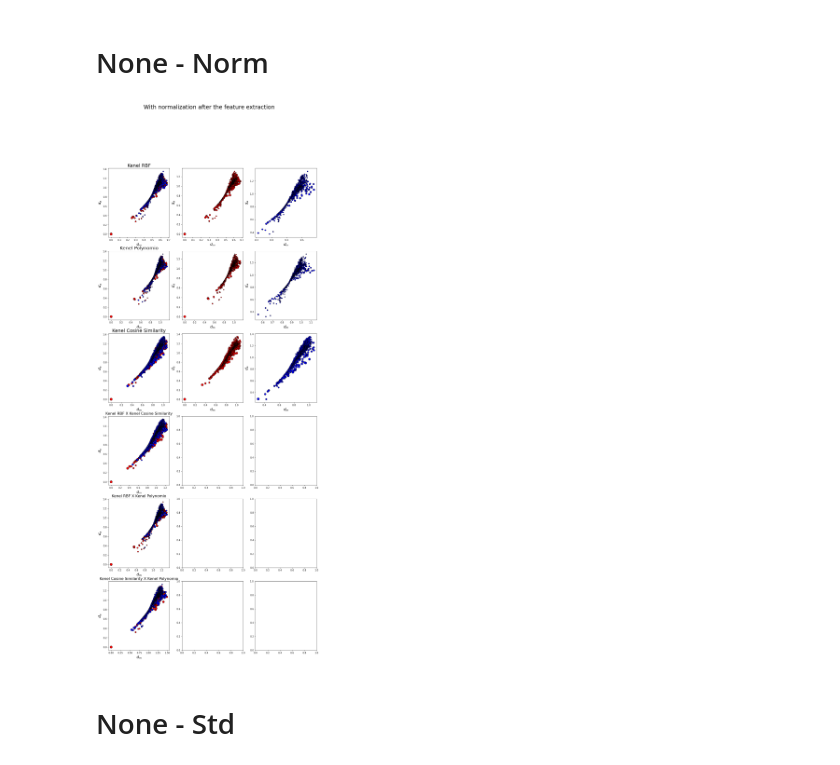
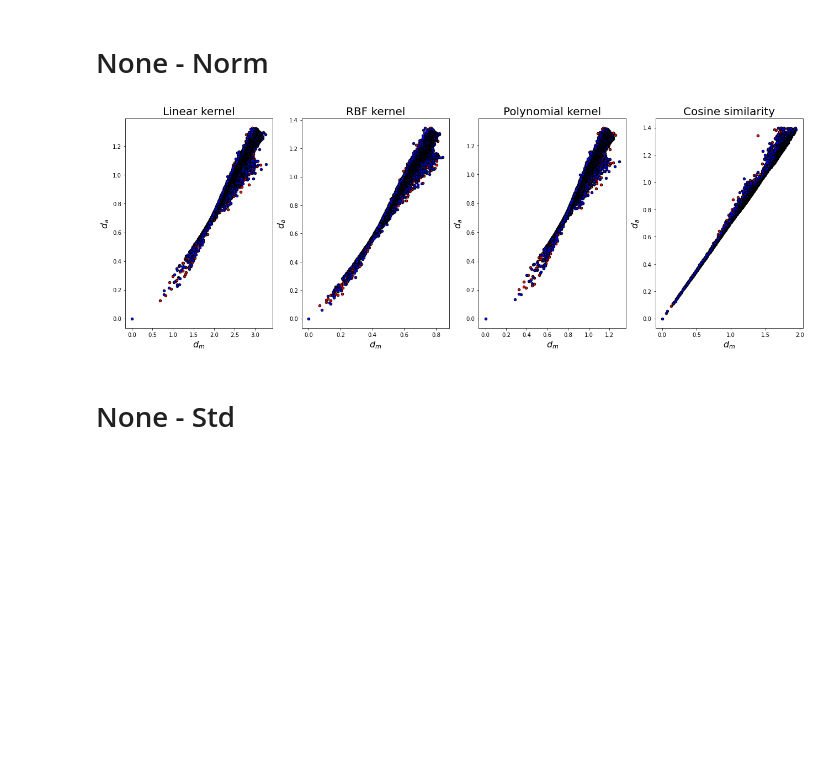
Before and after one commit to eduardopaguiar/Anomaly_Detection, a Jupyter notebook: dimensionality_reduction.ipynb, the cells around one changed output. Saved outputs shown, nothing was run; the diff lists cells and outputs as text; code cells hidden in the pictures; blank space fills up the shorter version.

```diff
--- a/dimensionality_reduction.ipynb
+++ b/dimensionality_reduction.ipynb
@@ -187,8 +187,8 @@ print("     .Signal Loaded...")
 # %%
 # Reducing data samples
 
-background, _ = dm.divide(background, 100, 750)
-signal, _ = dm.divide(signal, 100, 750)
+background, _ = dm.divide(background, 100, 2500)
+signal, _ = dm.divide(signal, 100, 2500)
 
 L1, _ = background.shape
 # %%
@@ -260,12 +260,13 @@ Number of Extracted Features: 16359
 # %%
 # defining Kernels
 kernels = [
+    KernelPCA(kernel="linear", fit_inverse_transform=True, n_components=6),
     KernelPCA(kernel="rbf", fit_inverse_transform=True, n_components=6),
     KernelPCA(kernel="poly", fit_inverse_transform=True, degree=3, n_components=6),
     KernelPCA(kernel="cosine", fit_inverse_transform=True, n_components=6)
 ]
 
-names= ['Kenel RBF','Kenel Polynomio','Kenel Cosine Similarity']
+names= ['Linear kernel','RBF kernel','Polynomial kernel','Cosine similarity']
 
 groups = [
     [KernelPCA(kernel="rbf", fit_inverse_transform=True, n_components=6),
@@ -282,17 +283,19 @@ groups_names = ['Kenel RBF X Kenel Cosine Similarity',
 
 # Extracting Statistical Attributes
 #extracted_features = dm.statistics_attributes(X)
-#extracted_features = X
-extracted_features = n_extracted_features
+extracted_features = X_norm
+#extracted_features = n_extracted_features
 
+#Standadization
+scaler = StandardScaler().fit(extracted_features)
+extracted_features = scaler.transform(extracted_features)
 
 # Normalizing features
 extracted_features = normalize(extracted_features,norm='max', axis=0)
 
 # Definin plot parameters
-fig = plt.figure(figsize=[16,38])
-fig.suptitle('With normalization after the feature extraction',fontsize=24)
-ax = fig.subplots(6,3)
+fig = plt.figure(figsize=[22,7])
+ax = fig.subplots(1,4)
 
 j = 0
 
@@ -308,101 +311,41 @@ for name, knl in zip(names, kernels):
     reds = []
     blues = []
     GD_reds = []
     GD_blues = []
 
     for i in range (len(Uniquesample)):
         d_a.append(np.sqrt(cosine(Uniquesample[0], Uniquesample[i])))
         d_m.append(euclidean(Uniquesample[0], Uniquesample[i]))
 
         if y[J[i]] == 0:
             blues.append(True)
             reds.append(False)
             GD_blues.append(GD[i])
         else:
             blues.append(False)
             reds.append(True)
             GD_reds.append(GD[i])
 
     d_a = np.array(d_a)
     d_m = np.array(d_m)
 
     #Separating background from signal
 
-    ax[j,0].set_title(name,fontsize=20)
+    ax[j].set_title(name,fontsize=20)
 
-    ax[j,0].scatter(d_m[reds], d_a[reds], c="red",
-    s=GD_reds, edgecolor='k')
-    ax[j,0].scatter(d_m[blues], d_a[blues], c="blue",
-    s=GD_blues, edgecolor='k')
-    ax[j,0].set_xlabel("$d_m$",fontsize=16)
-    ax[j,0].set_ylabel("$d_a$",fontsize=16)
-
-    ax[j,0].set_title(name,fontsize=20)
-
-    ax[j,1].scatter(d_m[reds], d_a[reds], c="red",
-    s=GD_reds, edgecolor='k')
-    ax[j,1].set_xlabel("$d_m$",fontsize=16)
-    ax[j,1].set_ylabel("$d_a$",fontsize=16)
-
-    ax[j,2].scatter(d_m[blues], d_a[blues], c="blue",
-    s=GD_blues, edgecolor='k')
-    ax[j,2].set_xlabel("$d_m$",fontsize=16)
-    ax[j,2].set_ylabel("$d_a$",fontsize=16)
-
-    j += 1
-
-# Iterating into Kernels
-for name, knl in zip(groups_names, groups):
-    knl1 = knl[0]
-    knl2 = knl[1]
-
-    x_pca1 = knl1.fit_transform(extracted_features)
-    x_pca2 = knl2.fit_transform(extracted_features)
-    x_pca = np.hstack((x_pca1,x_pca2))
-
-    GD, Uniquesample, _, J = SODA.Globaldensity_Calculator(x_pca, 'euclidean')
-    GD = normalize(GD.reshape((-1,1)),norm='max',axis=0)*100
-
-    d_a = []
-    d_m = []
-    reds = []
-    blues = []
-    GD_reds = []
-    GD_blues = []
-
-    for i in range (len(Uniquesample)):
-        d_a.append(np.sqrt(cosine(Uniquesample[0], Uniquesample[i])))
-        d_m.append(euclidean(Uniquesample[0], Uniquesample[i]))
-
-        if y[J[i]] == 0:
-            blues.append(True)
-            reds.append(False)
-            GD_blues.append(GD[i])
-        else:
-            blues.append(False)
-            reds.append(True)
-            GD_reds.append(GD[i])
-
-    d_a = np.array(d_a)
-    d_m = np.array(d_m)
-
-    #Separating background from signal
-
-    ax[j,0].set_title(name,fontsize=16)
-
-    ax[j,0].scatter(d_m[reds], d_a[reds], c="red",
-                s=GD_reds, edgecolor='k')
-    ax[j,0].scatter(d_m[blues], d_a[blues], c="blue",
-                s=GD_blues, edgecolor='k')
-    ax[j,0].set_xlabel("$d_m$",fontsize=16)
-    ax[j,0].set_ylabel("$d_a$",fontsize=16)
+    ax[j].scatter(d_m[reds], d_a[reds], c="red",
+    s=20, edgecolor='k')
+    ax[j].scatter(d_m[blues], d_a[blues], c="blue",
+    s=20, edgecolor='k')
+    ax[j].set_xlabel("$d_m$",fontsize=16)
+    ax[j].set_ylabel("$d_a$",fontsize=16)
 
     j += 1
 
 plt.show
 fig.savefig('results/None_Norm.png', bbox_inches='tight')
 # %% [output]
-[figure, old version]
+[figure, new version]
 # %% [markdown]
 # None - Std
 # %%
```
